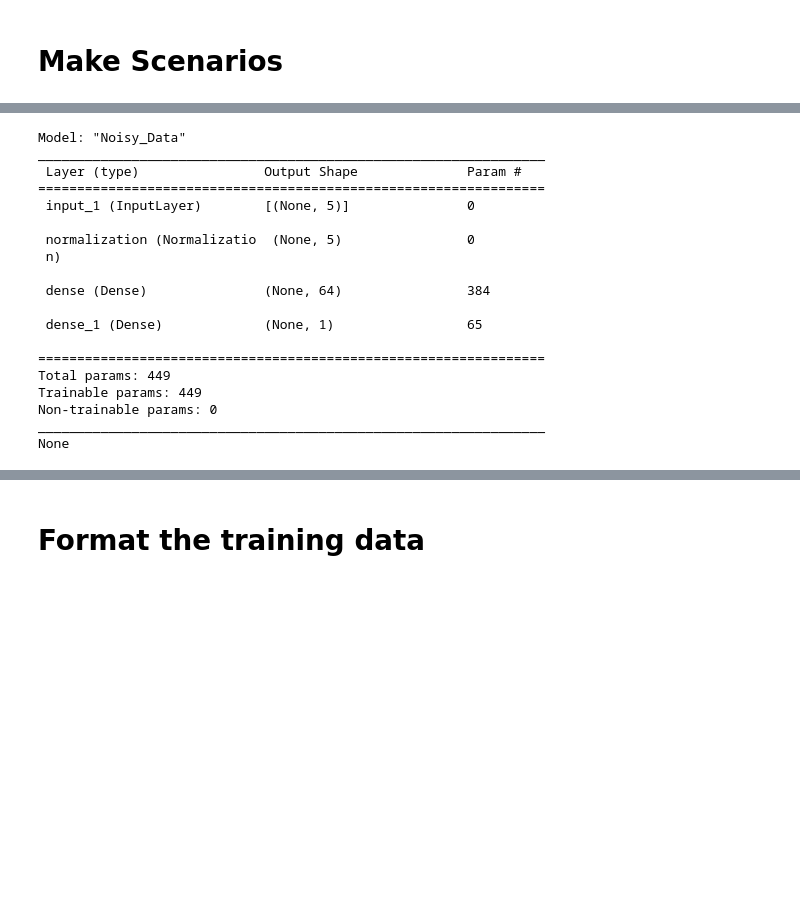
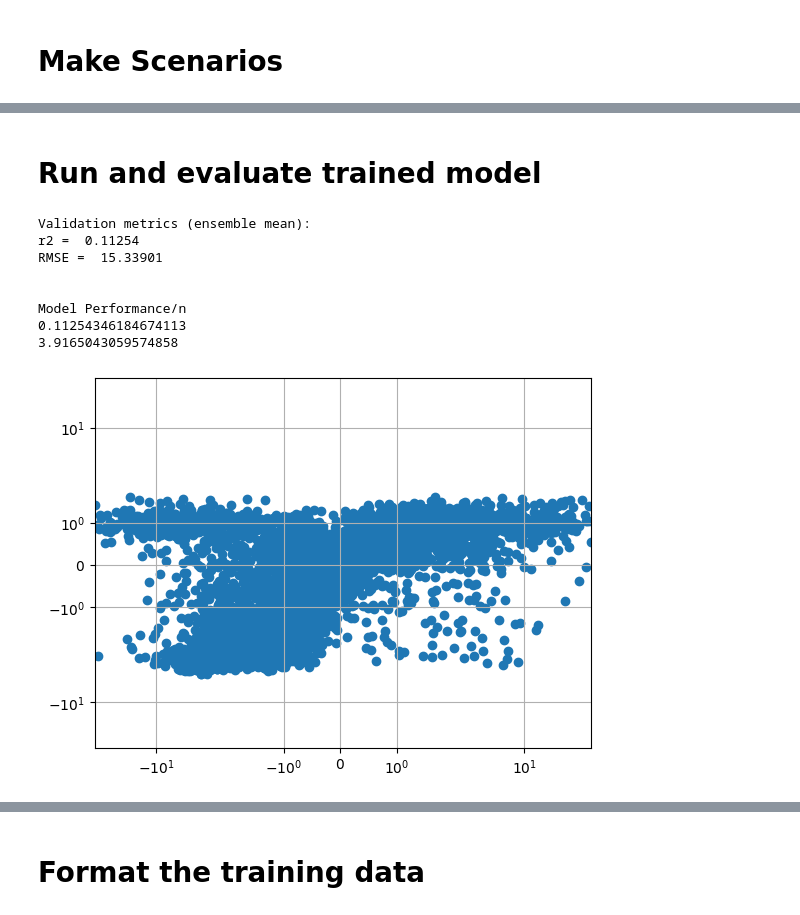
Before and after one commit to June-Skeeter/NN_Applications, a Jupyter notebook: NN_for_EC.ipynb, the cells around one changed output, grey strips where cells are left out. Drawn from its saved outputs; the diff is of its cells as text; code cells hidden in the pictures; blank space fills up the shorter version.

```diff
--- a/NN_for_EC.ipynb
+++ b/NN_for_EC.ipynb
@@ -150,28 +222,34 @@ for key in Model_Runs.keys():
+# %% [markdown]
+# Run and evaluate trained model
 # %%
-importlib.reload(NNetFuncs)
 
-run = 0
+RI,Mean_Output,full_out=NNetFuncs.run_Model(Model_Runs[run]['config'],Model_Runs[run]['Data'])
 
-NNetFuncs.make_Dense_model(Model_Runs[run]['config'])
-NNetFuncs.train_model(Model_Runs[run]['config'],Model_Runs[run]['Data'])
-RI,Mean_Output,full_out=NNetFuncs.run_Model(Model_Runs[run]['config'],Model_Runs[run]['Data'])
+print()
+print('Model Performance/n')
+
+print(metrics.r2_score(Mean_Output['target'],Mean_Output['y_bar']))
+print(metrics.mean_squared_error(Mean_Output['target'],Mean_Output['y_bar'])**.5)
+
+fig,ax=plt.subplots()
+ax.scatter(Mean_Output['target'],Mean_Output['y_bar'])
+
+Q_clip = 0
+
+axLim = [Mean_Output[['target','y_bar']].quantile(Q_clip).min(),
+         Mean_Output[['target','y_bar']].quantile(1-Q_clip).max()]
+ax.set_ylim(axLim)
+ax.set_xlim(axLim)
+ax.set_yscale('symlog')
+ax.set_xscale('symlog')
+ax.grid()
 # %% [output]
-Model: "Noisy_Data"
-_________________________________________________________________
- Layer (type)                Output Shape              Param #
-=================================================================
- input_1 (InputLayer)        [(None, 5)]               0
+Validation metrics (ensemble mean):
+r2 =  0.11254
+RMSE =  15.33901
 
- normalization (Normalizatio  (None, 5)                0
- n)
 
- dense (Dense)               (None, 64)                384
-
- dense_1 (Dense)             (None, 1)                 65
-
-=================================================================
-Total params: 449
-Trainable params: 449
-Non-trainable params: 0
-_________________________________________________________________
-None
+Model Performance/n
+0.11254346184674113
+3.9165043059574858
+[figure, added]
```
Also changed, not shown: parts of 10 cells of this notebook, 2 other files.
